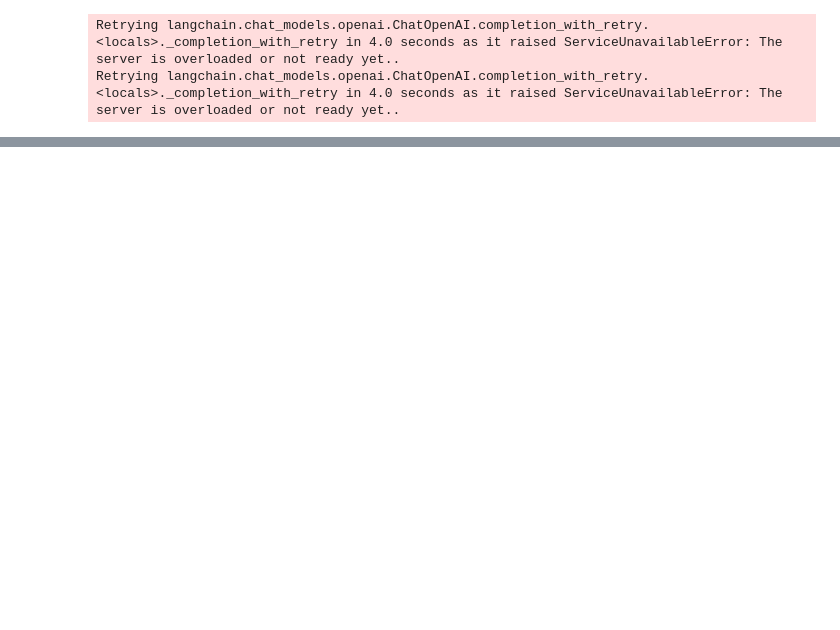
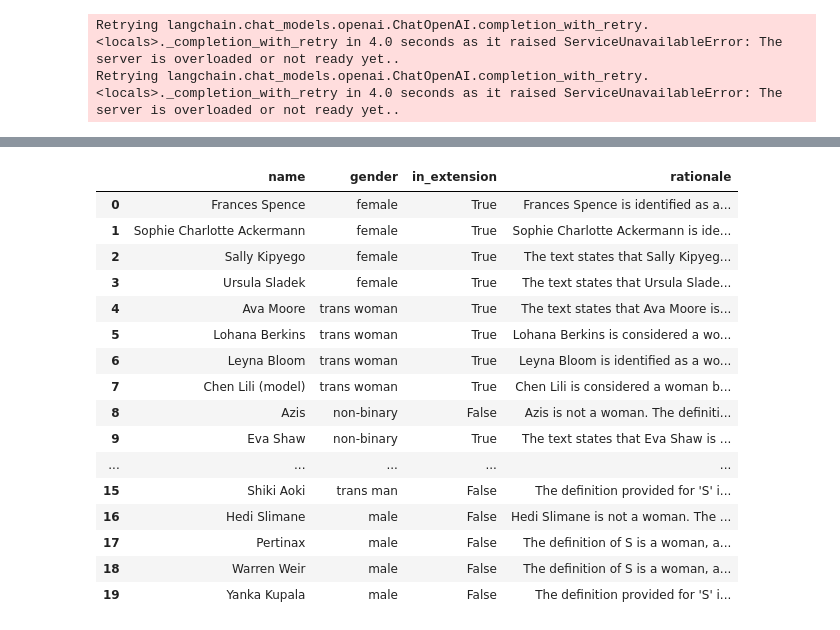
Before and after one commit to bradleypallen/conceptual-engineering-using-llms, a Jupyter notebook: cea_evaluation_1.ipynb, the cells around one changed output, grey strips where cells are left out. Drawn from its saved outputs; the diff is of its cells as text; code cells hidden in the pictures; blank space fills up the shorter version.

```diff
--- a/cea_evaluation_1.ipynb
+++ b/cea_evaluation_1.ipynb
@@ -44,4 +44,6 @@ ought to occupy certain kinds of social position that are in fact subordinate (a
 and justifies S’s occupying such a position); and (iii) the fact that S satisfies (I) and (ii) plays
 a role in S’s systematic subordination, that is, along some dimension, S’s social position is oppressive,
 and S’s satisfying (i) and (ii) plays a role in that dimension of subordination"""
+# %%
+oed_woman_definition = "An adult female human being. The counterpart of man (see man n.1 II.4.)."
 # %%
@@ -49,3 +51,5 @@ woman = Concept("S", "woman", haslanger_woman)
+# %%
+oed_woman = Concept("S", "woman", oed_woman_definition)
 # %%
 cea = ConceptualEngineeringAssistant()
 # %%
@@ -81 +85,28 @@ results_styler.set_table_styles([dict(selector='th', props=[('text-align', 'cent
+# %%
+oed_classifications = pd.DataFrame(
+    [ cea.classify_entity_with_summary(oed_woman, entity["name"], entity["summary"]) for entity in sample ],
+    columns = [ 'entity' , 'in_extension', 'rationale' ]
+    )
+# %%
+oed_results = pd.concat([entities[["name", "gender"]], oed_classifications[["in_extension", "rationale"]]], axis=1)
+results_styler = oed_results.style.set_properties(**{"text-align": "left", "overflow-wrap": "break-word"})
+results_styler.set_table_styles([dict(selector='th', props=[('text-align', 'center')])])
+# %% [output]
+|  | name | gender | in_extension | rationale |
+| 0 | Frances Spence | female | True | Frances Spence is identified as a... |
+| 1 | Sophie Charlotte Ackermann | female | True | Sophie Charlotte Ackermann is ide... |
+| 2 | Sally Kipyego | female | True | The text states that Sally Kipyeg... |
+| 3 | Ursula Sladek | female | True | The text states that Ursula Slade... |
+| 4 | Ava Moore | trans woman | True | The text states that Ava Moore is... |
+| 5 | Lohana Berkins | trans woman | True | Lohana Berkins is considered a wo... |
+| 6 | Leyna Bloom | trans woman | True | Leyna Bloom is identified as a wo... |
+| 7 | Chen Lili (model) | trans woman | True | Chen Lili is considered a woman b... |
+| 8 | Azis | non-binary | False | Azis is not a woman. The definiti... |
+| 9 | Eva Shaw | non-binary | True | The text states that Eva Shaw is ... |
+| ... | ... | ... | ... | ... |
+| 15 | Shiki Aoki | trans man | False | The definition provided for 'S' i... |
+| 16 | Hedi Slimane | male | False | Hedi Slimane is not a woman. The ... |
+| 17 | Pertinax | male | False | The definition of S is a woman, a... |
+| 18 | Warren Weir | male | False | The definition of S is a woman, a... |
+| 19 | Yanka Kupala | male | False | The definition provided for 'S' i... |
 # %%
```
Also changed, not shown: parts of 7 cells of this notebook.
